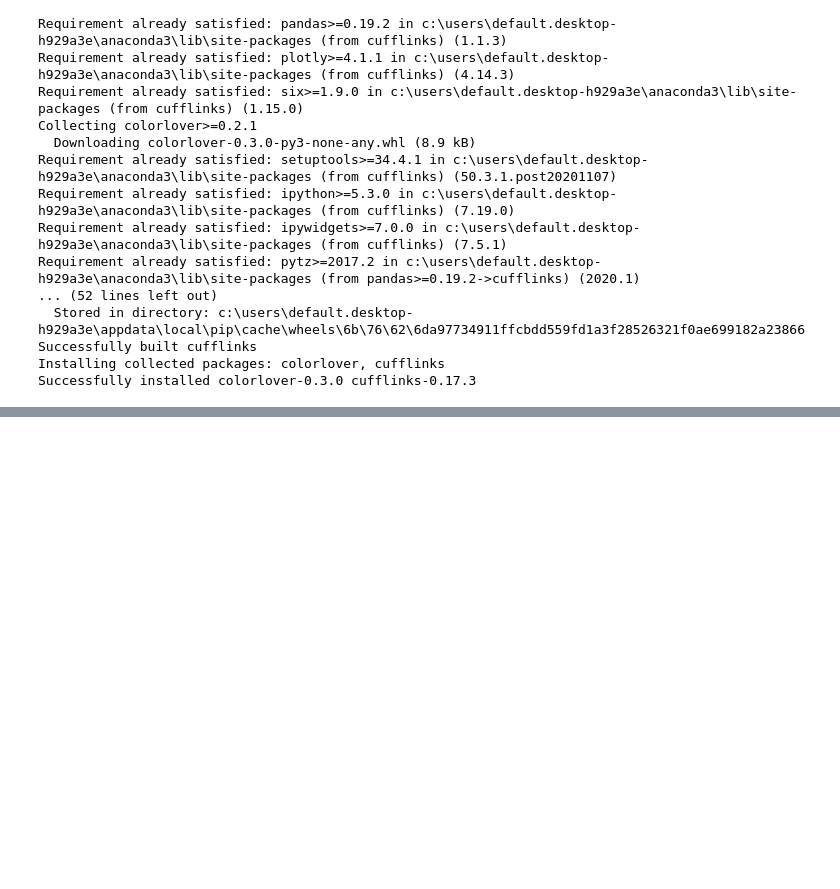
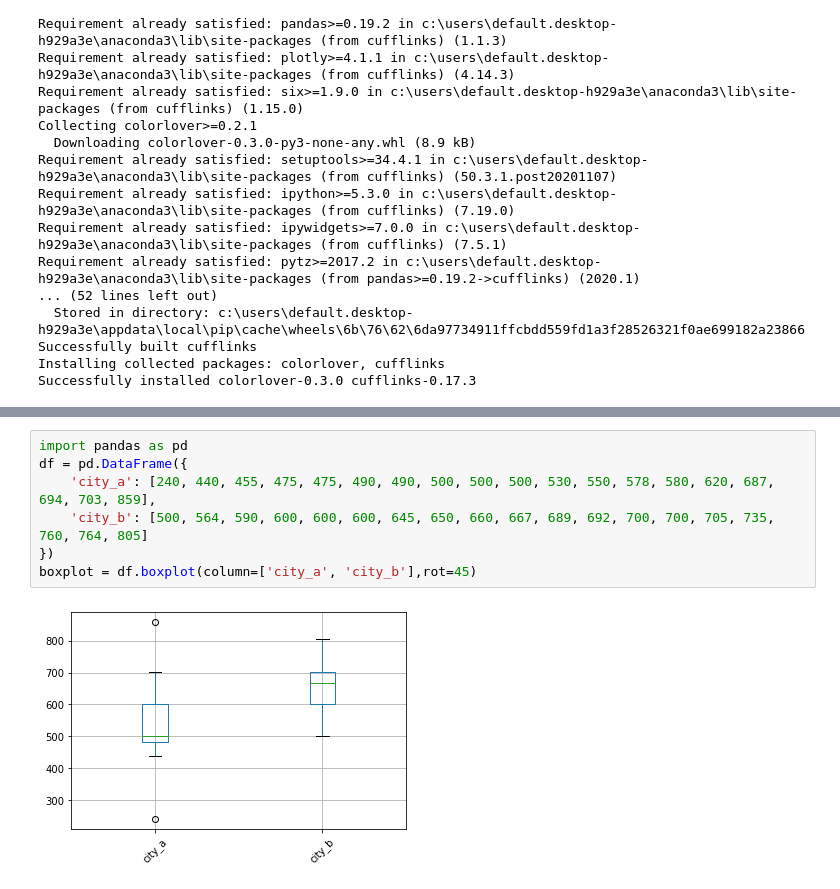
Before and after one commit to Demistus/Python9_learn, a Jupyter notebook: numpy.ipynb, the cells around one changed output, grey strips where cells are left out. Cells and saved outputs as stored; diff of their text form; blank space fills up the shorter version.

```diff
--- a/numpy.ipynb
+++ b/numpy.ipynb
@@ -445,0 +615,9 @@ Successfully installed colorlover-0.3.0 cufflinks-0.17.3
+# %%
+import pandas as pd
+df = pd.DataFrame({
+    'city_a': [240, 440, 455, 475, 475, 490, 490, 500, 500, 500, 530, 550, 578, 580, 620, 687, 694, 703, 859],
+    'city_b': [500, 564, 590, 600, 600, 600, 645, 650, 660, 667, 689, 692, 700, 700, 705, 735, 760, 764, 805]
+})
+boxplot = df.boxplot(column=['city_a', 'city_b'],rot=45)
+# %% [output]
+[figure, added]
```
Also changed, not shown: parts of 14 cells of this notebook.
